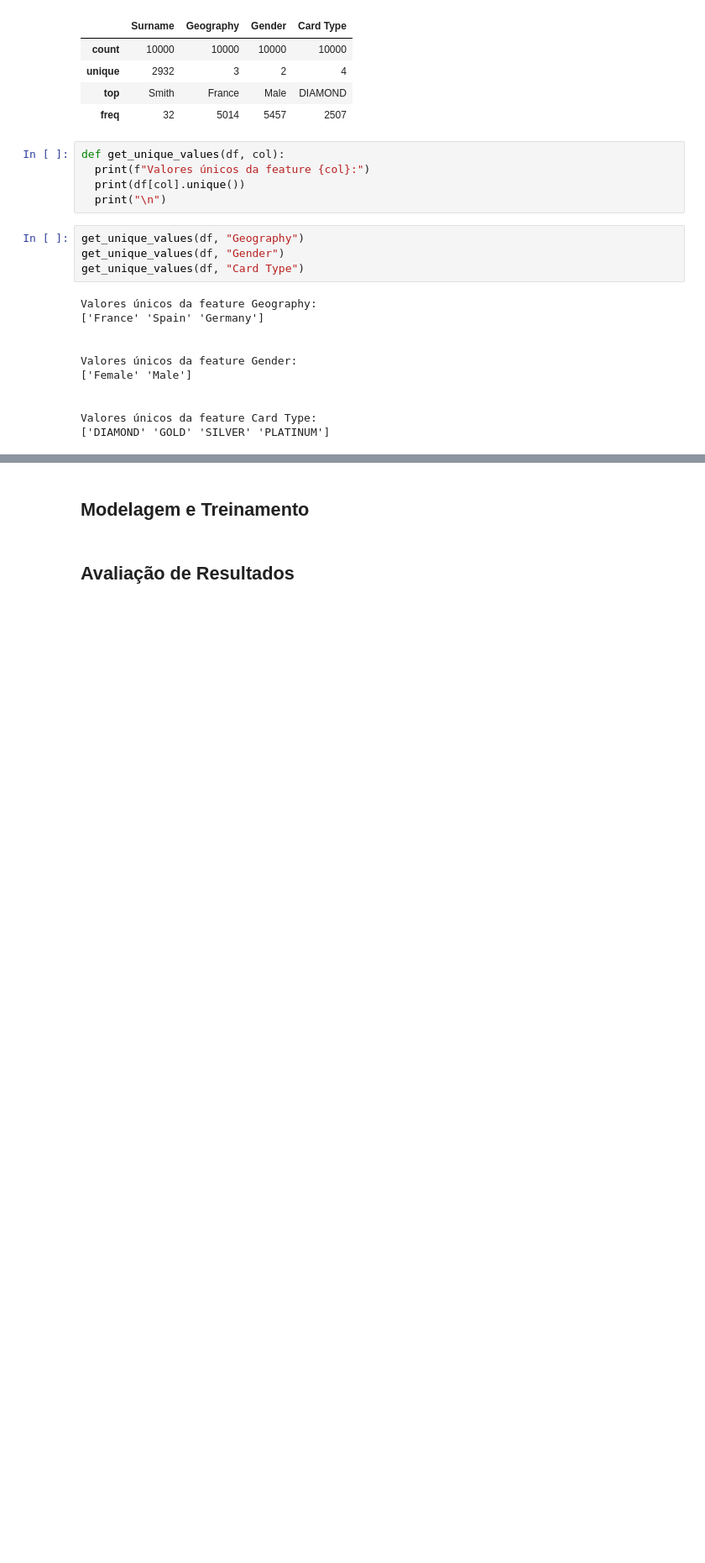
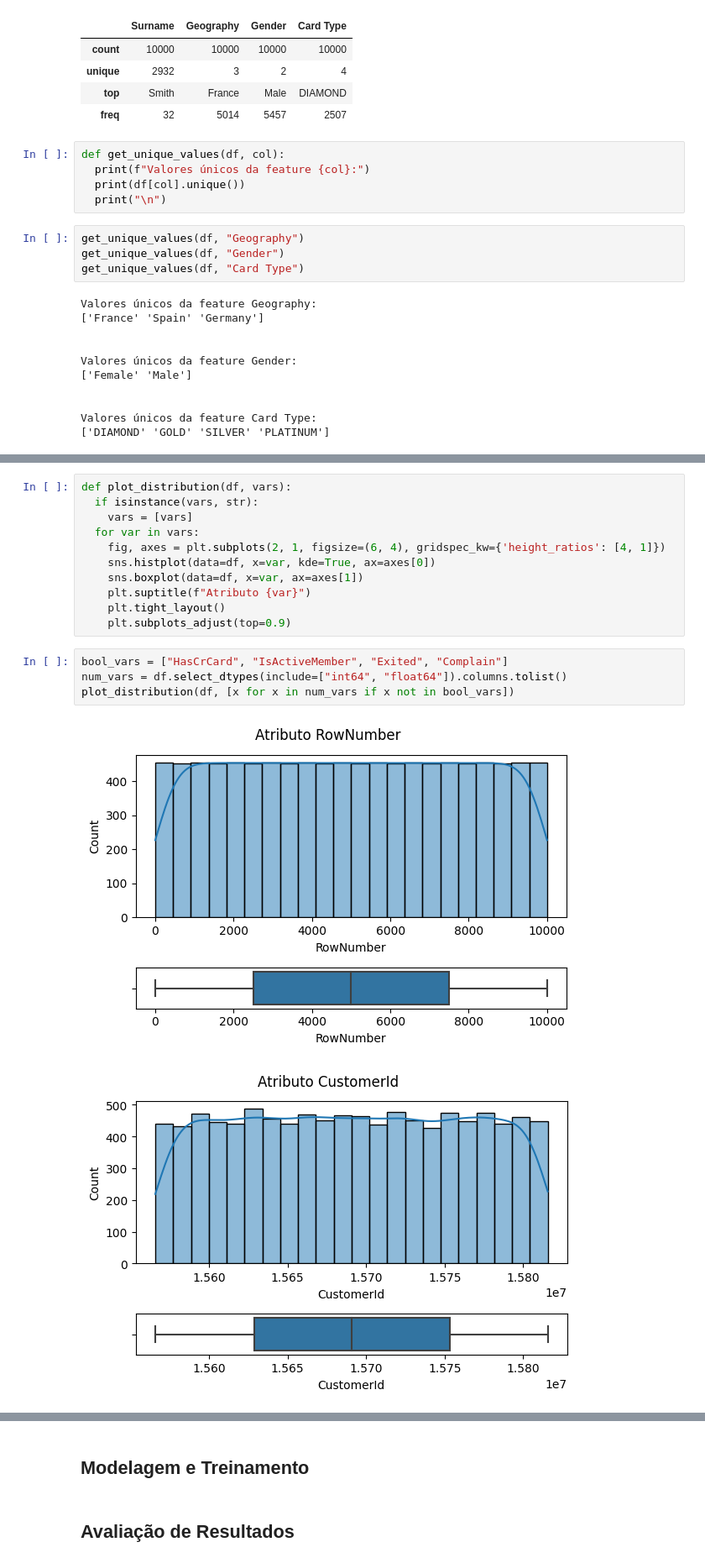
Before and after one commit to lcfdiniz/puc-rio, a Jupyter notebook: bank-customer-churn/bank_customer_churn.ipynb, the cells around one changed output, grey strips where cells are left out. Shown at 84% size. Saved outputs shown, nothing was run; the diff lists cells and outputs as text; blank space fills up the shorter version.

```diff
--- a/bank-customer-churn/bank_customer_churn.ipynb
+++ b/bank-customer-churn/bank_customer_churn.ipynb
@@ -182,0 +230,18 @@ A descrição de cada uma das features pode ser vista abaixo:
+# %%
+def plot_distribution(df, vars):
+  if isinstance(vars, str):
+    vars = [vars]
+  for var in vars:
+    fig, axes = plt.subplots(2, 1, figsize=(6, 4), gridspec_kw={'height_ratios': [4, 1]})
+    sns.histplot(data=df, x=var, kde=True, ax=axes[0])
+    sns.boxplot(data=df, x=var, ax=axes[1])
+    plt.suptitle(f"Atributo {var}")
+    plt.tight_layout()
+    plt.subplots_adjust(top=0.9)
+# %%
+bool_vars = ["HasCrCard", "IsActiveMember", "Exited", "Complain"]
+num_vars = df.select_dtypes(include=["int64", "float64"]).columns.tolist()
+plot_distribution(df, [x for x in num_vars if x not in bool_vars])
+# %% [output]
+[figure, added]
+[figure, added]
```
Also changed, not shown: parts of 13 cells of this notebook.
